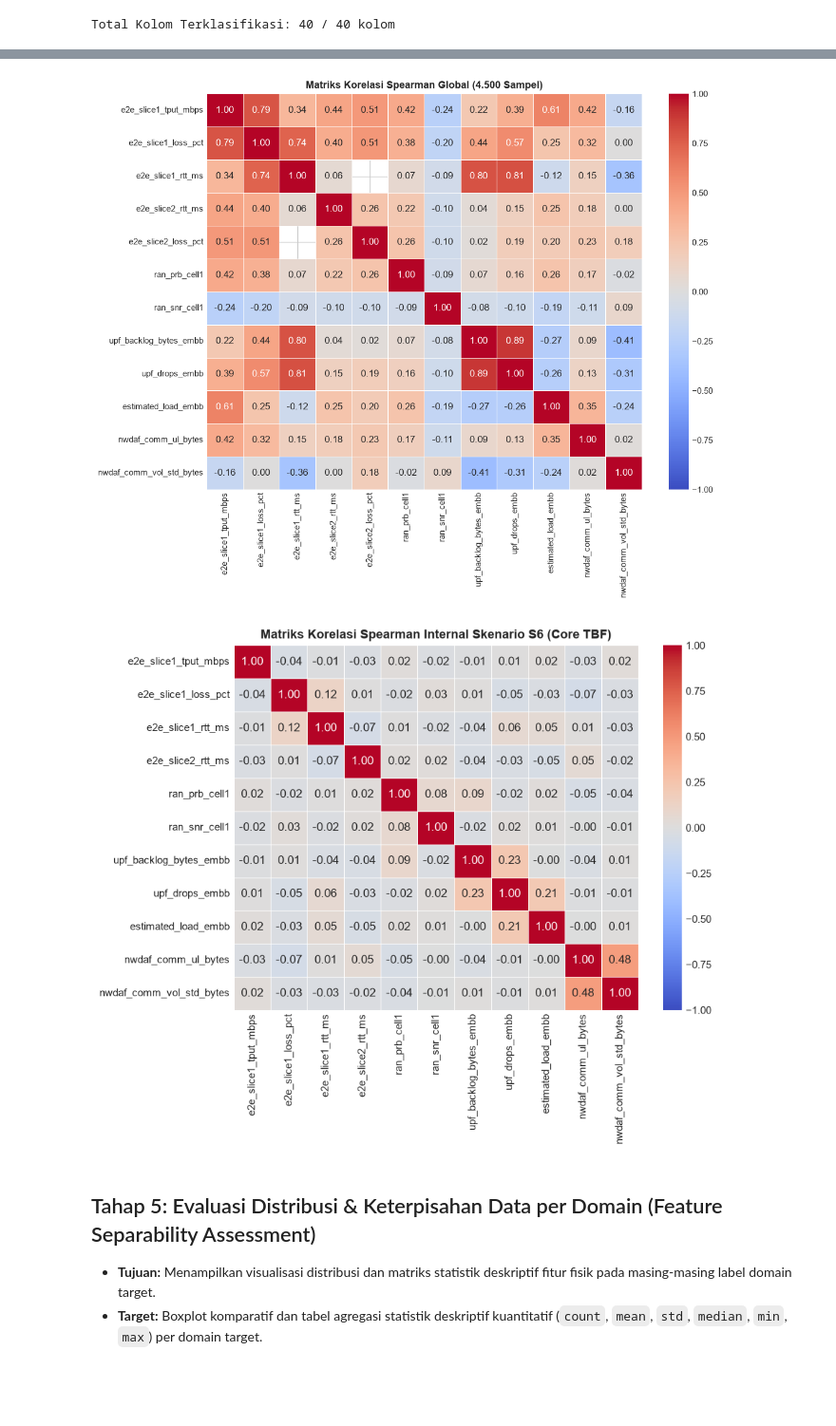
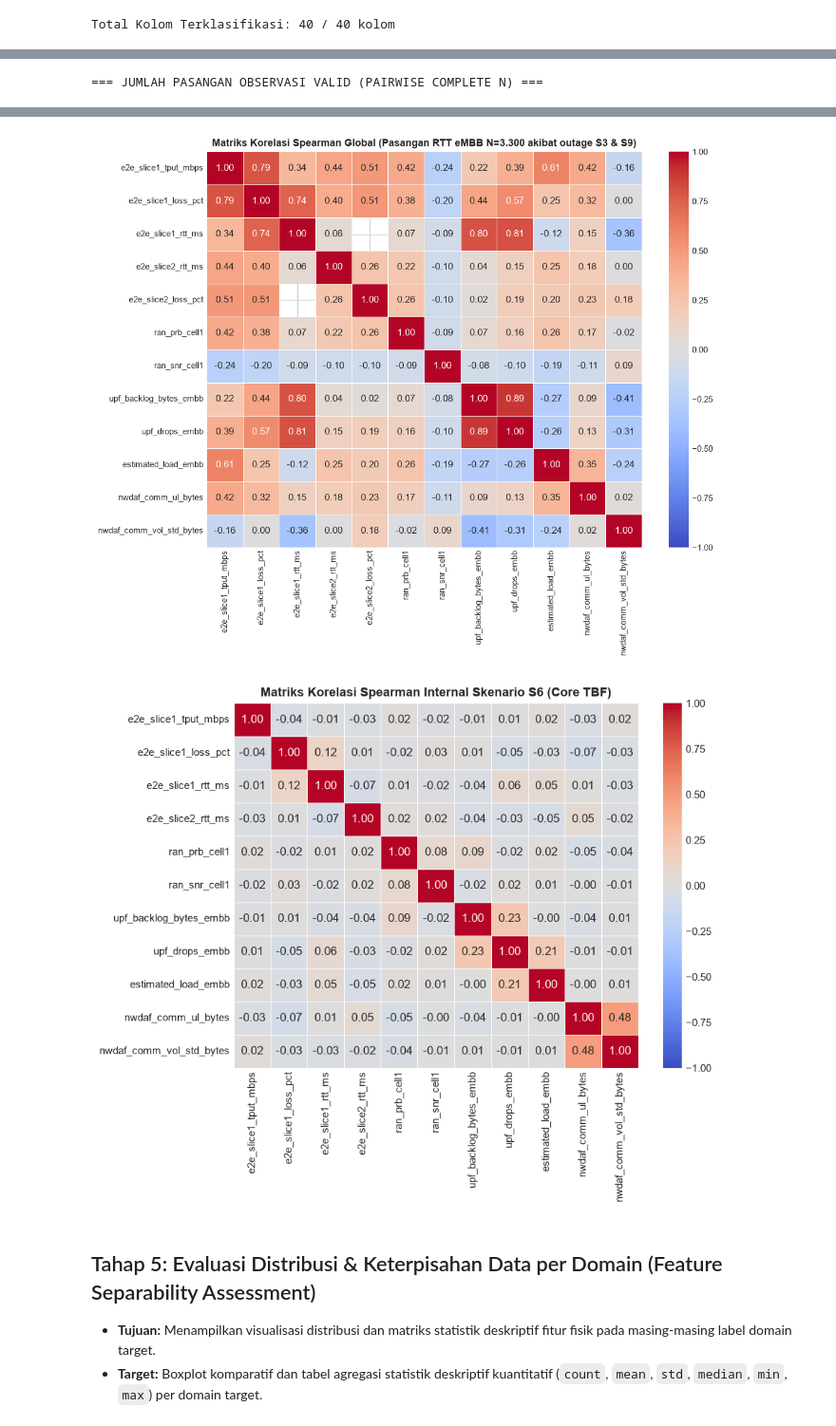
Before and after one commit to IdhulRahman/Thesis, a Jupyter notebook: experiments/01_telemetry_eda.ipynb, the cells around one changed output, grey strips where cells are left out. Shown at 95% size. Saved outputs shown, nothing was run; the diff lists cells and outputs as text; code cells hidden in the pictures; blank space fills up the shorter version.

Commit message:
feat(eda): implement supervisor feedback with 3-tier feature ablation sets, broken-line time series, NWDAF step plot, SLA percentiles, and pairwise N audit

```diff
--- a/experiments/01_telemetry_eda.ipynb
+++ b/experiments/01_telemetry_eda.ipynb
@@ -26,7 +26,10 @@ plt.rcParams['figure.dpi'] = 120
 DATASET_PATH = os.path.join('..', 'data', 'telemetry_dataset.csv')
 if not os.path.exists(DATASET_PATH):
     DATASET_PATH = os.path.join('data', 'telemetry_dataset.csv')
+if not os.path.exists(DATASET_PATH):
+    DATASET_PATH = os.path.join('data', 'telemetry_dataset_10min_complete.csv')
 
 df = pd.read_csv(DATASET_PATH)
-print(f'Dataset berhasil dimuat: {df.shape[0]:,} baris x {df.shape[1]} kolom')
+print(f'Dataset berhasil dimuat dari: {os.path.abspath(DATASET_PATH)}')
+print(f'Dimensi Dataset: {df.shape[0]:,} baris x {df.shape[1]} kolom')
 # %% [output]
@@ -294,5 +434,5 @@ Passing `palette` without assigning `hue` is deprecated and will be removed in v
 # %%
-# 3. Matriks korelasi Spearman (Global & Internal S6)
+# 4. Matriks korelasi Spearman dan audit jumlah pasangan observasi berpasangan (N)
 candidate_features = [
     'e2e_slice1_tput_mbps', 'e2e_slice1_loss_pct', 'e2e_slice1_rtt_ms',
     'e2e_slice2_rtt_ms', 'e2e_slice2_loss_pct',
@@ -301,11 +441,20 @@ candidate_features = [
     'nwdaf_comm_ul_bytes', 'nwdaf_comm_vol_std_bytes'
 ]
 
+# Hitung matriks jumlah observasi berpasangan valid (N)
+n_matrix = pd.DataFrame(index=candidate_features, columns=candidate_features)
+for col1 in candidate_features:
+    for col2 in candidate_features:
+        n_matrix.loc[col1, col2] = int(df[[col1, col2]].dropna().shape[0])
+
+print('=== JUMLAH PASANGAN OBSERVASI VALID (PAIRWISE COMPLETE N) ===')
+display(n_matrix)
+
 # Korelasi Spearman Global
 corr_global = df[candidate_features].corr(method='spearman')
 plt.figure(figsize=(10, 8))
 sns.heatmap(corr_global, annot=True, fmt='.2f', cmap='coolwarm', vmin=-1.0, vmax=1.0, linewidths=0.5)
-plt.title('Matriks Korelasi Spearman Global (4.500 Sampel)', fontweight='bold')
+plt.title('Matriks Korelasi Spearman Global (Pasangan RTT eMBB N=3.300 akibat outage S3 & S9)', fontweight='bold')
 plt.tight_layout()
 plt.show()
 
@@ -319,3 +468,4 @@ plt.title('Matriks Korelasi Spearman Internal Skenario S6 (Core TBF)', fontweigh
 plt.tight_layout()
 plt.show()
 # %% [output]
+=== JUMLAH PASANGAN OBSERVASI VALID (PAIRWISE COMPLETE N) ===
@@ -322,4 +485,4 @@ plt.show()
-[figure, old version]
+[figure, new version]
 [figure]
 # %% [markdown]
 ## Tahap 5: Evaluasi Distribusi & Keterpisahan Data per Domain (Feature Separability Assessment)
```
Also changed, not shown: parts of 15 cells of this notebook.
